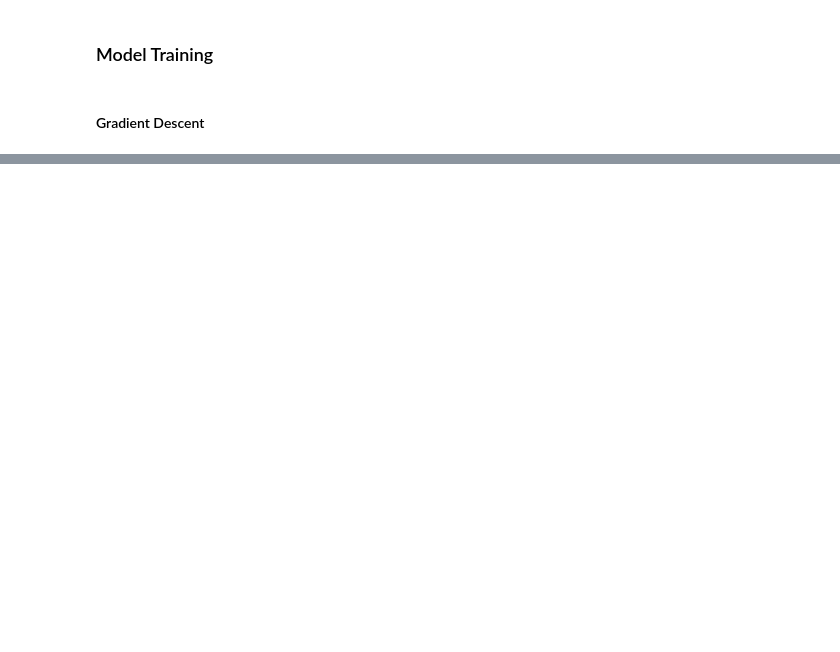
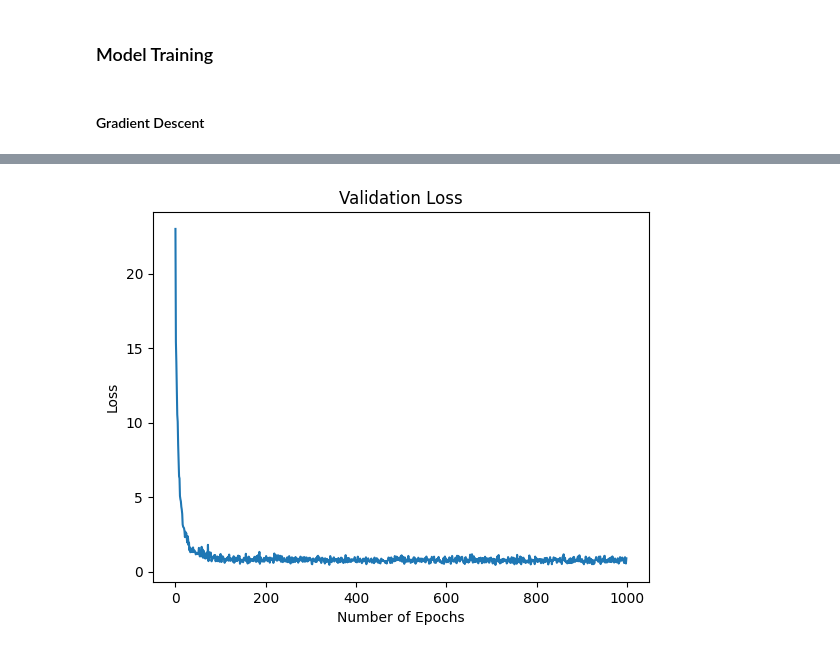
Before and after one commit to kclzl-nus/LSTM-Time-Series-Prediction, a Jupyter notebook: lstm_main.ipynb, the cells around one changed output, grey strips where cells are left out. Cells and saved outputs as stored; diff of their text form; code cells hidden in the pictures; blank space fills up the shorter version.

```diff
--- a/lstm_main.ipynb
+++ b/lstm_main.ipynb
@@ -528,4 +647,9 @@ KeyboardInterrupt:
 # %%
-# plot loss
-plt.plot(train_losses)
+# plot validation loss
+plt.plot(validation_losses)
+plt.xlabel('Number of Epochs')
+plt.ylabel('Loss')
+plt.title('Validation Loss')
 plt.show()
+# %% [output]
+[figure, added]
```
Also changed, not shown: parts of 19 cells of this notebook.
